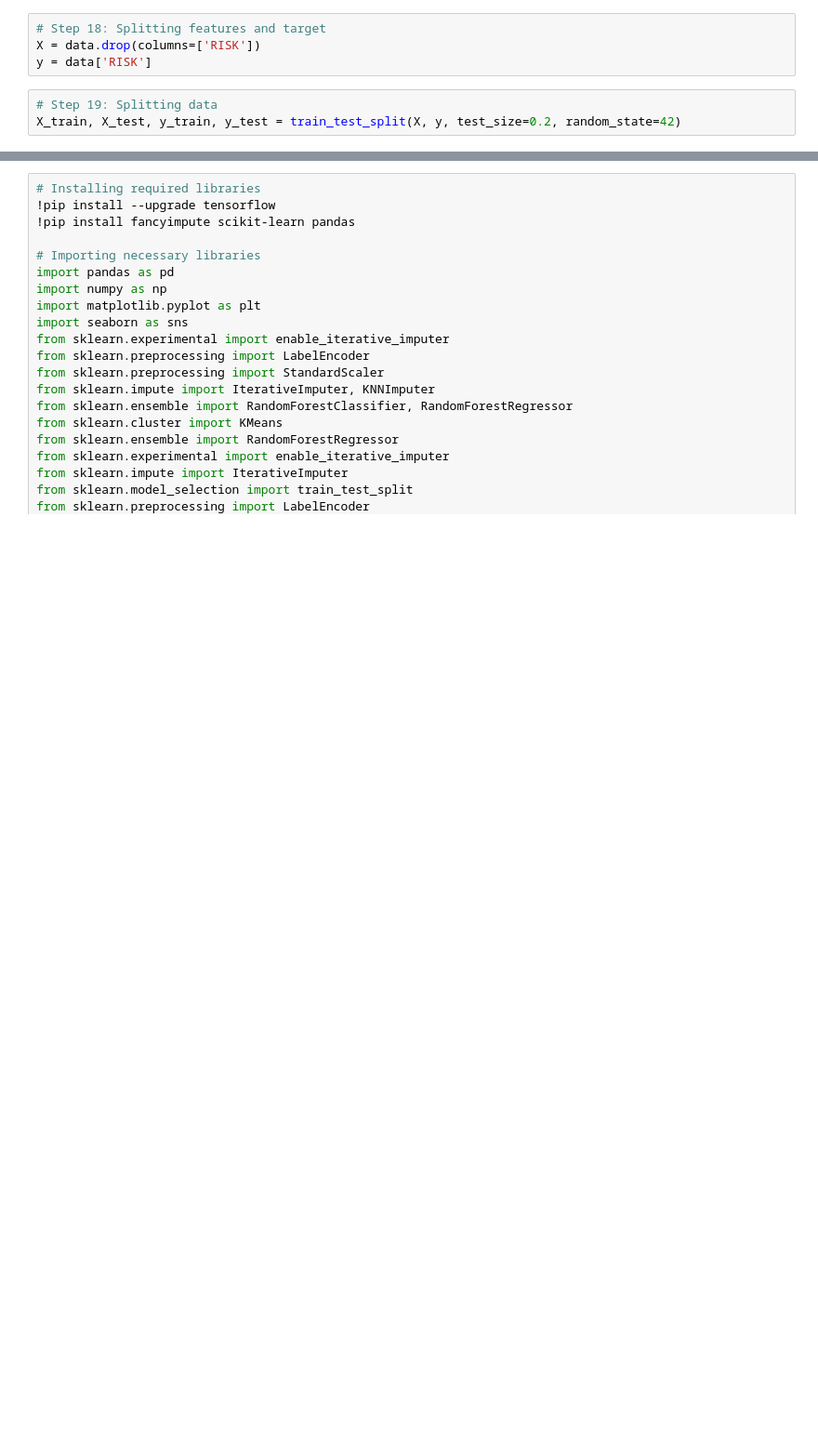
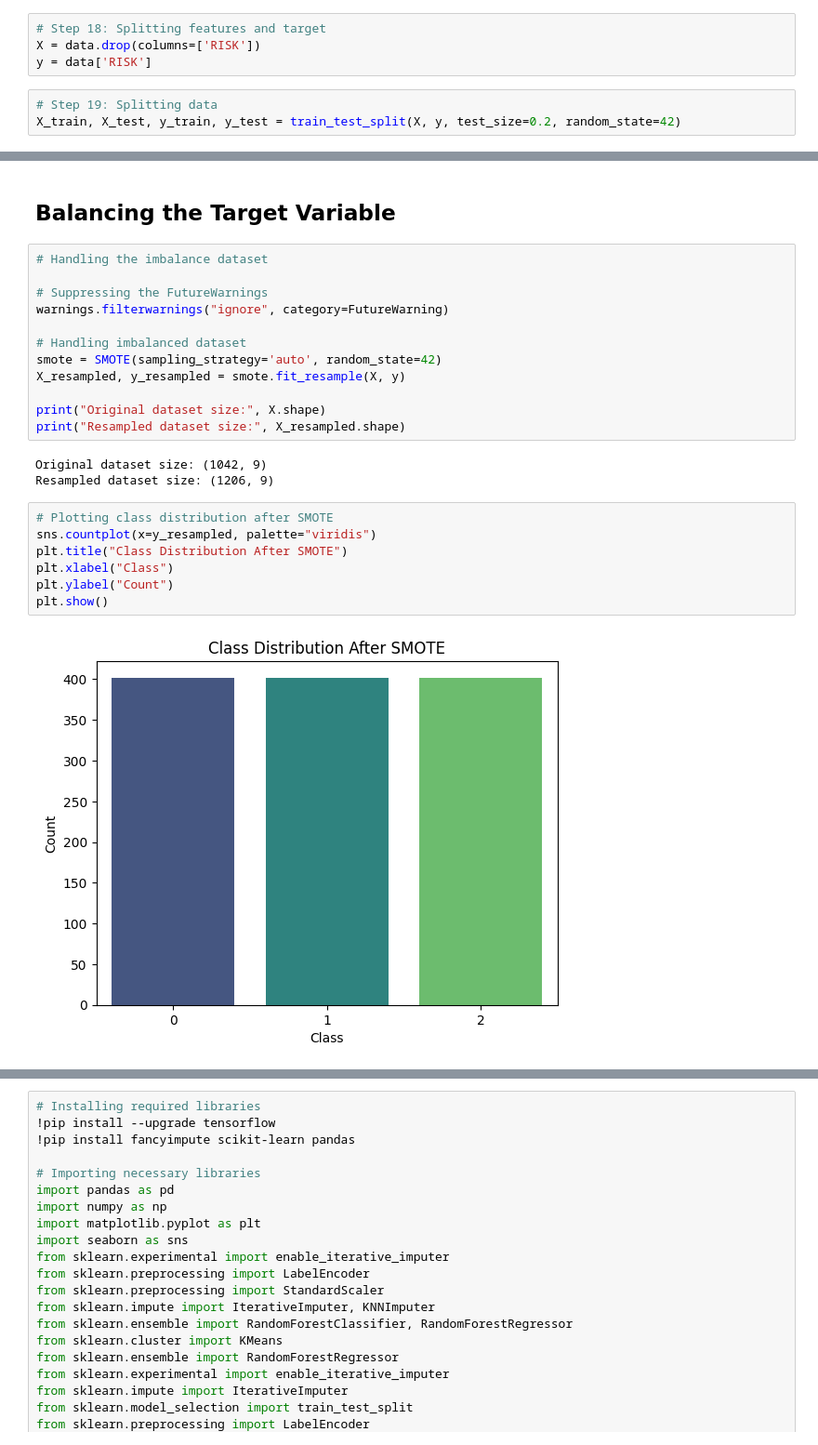
Before and after one commit to ShabnaIlmi/Data-Science-Group-Project, a Jupyter notebook: CCRPM_Preprocessing.ipynb, the cells around one changed output, grey strips where cells are left out. Shown: that part at 93% size. Drawn from its saved outputs; the diff is of its cells as text; blank space fills up the shorter version.

```diff
--- a/CCRPM_Preprocessing.ipynb
+++ b/CCRPM_Preprocessing.ipynb
@@ -894,0 +987,26 @@ X_train, X_test, y_train, y_test = train_test_split(X, y, test_size=0.2, random_
+# %% [markdown]
+## **Balancing the Target Variable**
+# %%
+# Handling the imbalance dataset
+
+# Suppressing the FutureWarnings
+warnings.filterwarnings("ignore", category=FutureWarning)
+
+# Handling imbalanced dataset
+smote = SMOTE(sampling_strategy='auto', random_state=42)
+X_resampled, y_resampled = smote.fit_resample(X, y)
+
+print("Original dataset size:", X.shape)
+print("Resampled dataset size:", X_resampled.shape)
+# %% [output]
+Original dataset size: (1042, 9)
+Resampled dataset size: (1206, 9)
+# %%
+# Plotting class distribution after SMOTE
+sns.countplot(x=y_resampled, palette="viridis")
+plt.title("Class Distribution After SMOTE")
+plt.xlabel("Class")
+plt.ylabel("Count")
+plt.show()
+# %% [output]
+[figure, added]
```
Also changed, not shown: parts of 20 cells of this notebook.
